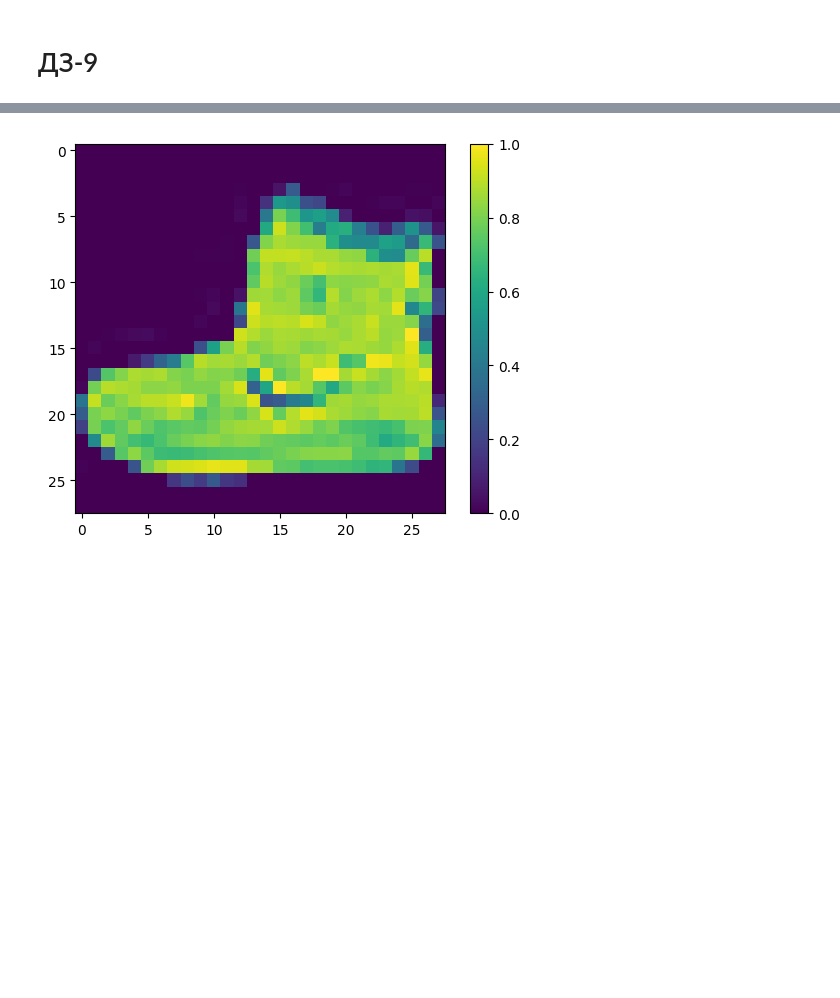
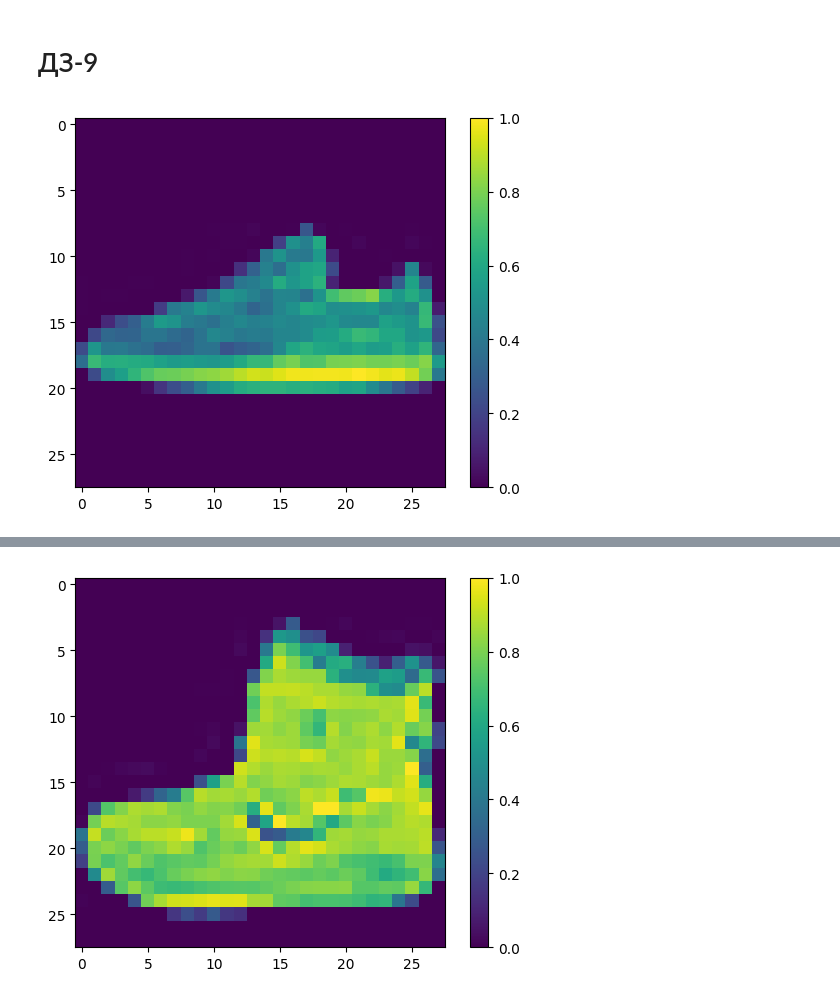
Before and after one commit to RostislavB74/NN_HW9, a Jupyter notebook: GoIT_HW_9.ipynb, the cells around one changed output, grey strips where cells are left out. Cells and saved outputs as stored; diff of their text form; code cells hidden in the pictures; blank space fills up the shorter version.

```diff
--- a/GoIT_HW_9.ipynb
+++ b/GoIT_HW_9.ipynb
@@ -47,0 +81,9 @@ Downloading data from https://storage.googleapis.com/tensorflow/tf-keras-dataset
+# %%
+# Виведення міток для кожного класу
+shoe_labels = y_train[shoe_indices]
+clothing_labels = y_train[clothing_indices]
+accessory_labels = y_train[accessory_indices]
+
+print("Мітки взуття:", shoe_labels)
+print("Мітки одягу:", clothing_labels)
+print("Мітки аксесуарів:", accessory_labels)
@@ -58,3 +218,10 @@ plt.grid(False)
 # Перемішаємо тренувальні дані
 train_data = tf.data.Dataset.from_tensor_slices((x_train, y_train))
 train_data = train_data.repeat().shuffle(5000).batch(batch_size).prefetch(1)
+# %%
+plt.figure()
+plt.imshow(x_train_comb_1[0])
+plt.colorbar()
+plt.grid(False)
+# %% [output]
+[figure, added]
```
Also changed, not shown: parts of 22 cells of this notebook.
